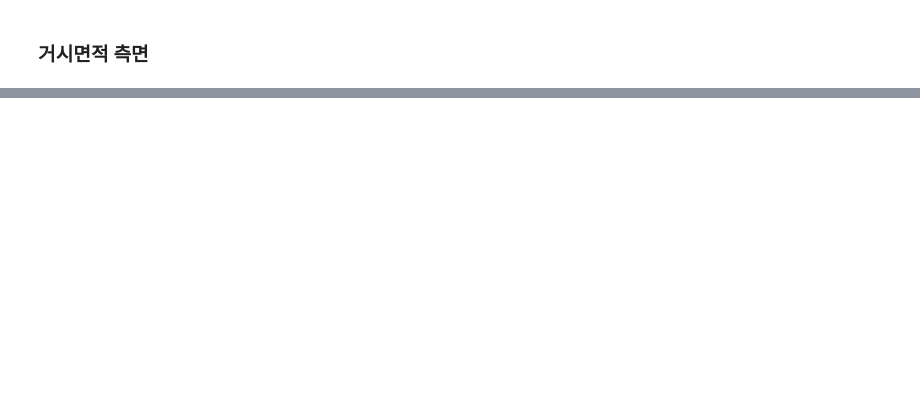
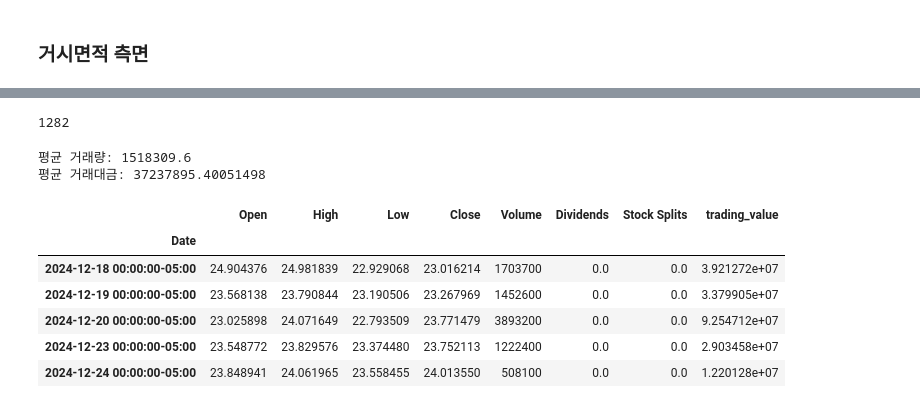
Before and after one commit to cbyangel/MacroEconomy, a Jupyter notebook: notebooks2/00_성장주평가.ipynb, the cells around one changed output, grey strips where cells are left out. Drawn from its saved outputs; the diff is of its cells as text; code cells hidden in the pictures; blank space fills up the shorter version.

Commit message:
add to history

```diff
--- a/notebooks2/00_성장주평가.ipynb
+++ b/notebooks2/00_성장주평가.ipynb
@@ -229,0 +228,4 @@ df_metrics.loc[mask].sort_values(by=['revenue_growth', 'gpf_growth', 'fcf_growth
+# %%
+len(df)
+# %% [output]
+1282
@@ -229,0 +234,27 @@ df_metrics.loc[mask].sort_values(by=['revenue_growth', 'gpf_growth', 'fcf_growth
+# %%
+import yfinance as yf
+
+etf = yf.Ticker('NVDA')
+data = etf.history(period="1y", interval="1d")
+# %%
+data['trading_value'] = data['Close'] * data['Volume']
+
+# 기간별 평균 거래량
+avg_volume = data['Volume'].mean()
+# 기간별 평균 거래대금
+avg_trading_value = data['trading_value'].mean()
+
+print(f"평균 거래량: {avg_volume}")
+print(f"평균 거래대금: {avg_trading_value}")
+
+data.head()
+# %% [output]
+평균 거래량: 1518309.6
+평균 거래대금: 37237895.40051498
+|  | Open | High | Low | Close | Volume | Dividends | Stock Splits | trading_value |
+| Date |  |  |  |  |  |  |  |  |
+| 2024-12-18 00:00:00-05:00 | 24.904376 | 24.981839 | 22.929068 | 23.016214 | 1703700 | 0.0 | 0.0 | 3.921272e+07 |
+| 2024-12-19 00:00:00-05:00 | 23.568138 | 23.790844 | 23.190506 | 23.267969 | 1452600 | 0.0 | 0.0 | 3.379905e+07 |
+| 2024-12-20 00:00:00-05:00 | 23.025898 | 24.071649 | 22.793509 | 23.771479 | 3893200 | 0.0 | 0.0 | 9.254712e+07 |
+| 2024-12-23 00:00:00-05:00 | 23.548772 | 23.829576 | 23.374480 | 23.752113 | 1222400 | 0.0 | 0.0 | 2.903458e+07 |
+| 2024-12-24 00:00:00-05:00 | 23.848941 | 24.061965 | 23.558455 | 24.013550 | 508100 | 0.0 | 0.0 | 1.220128e+07 |
```
Also changed, not shown: parts of 6 cells of this notebook, 3 other files.
